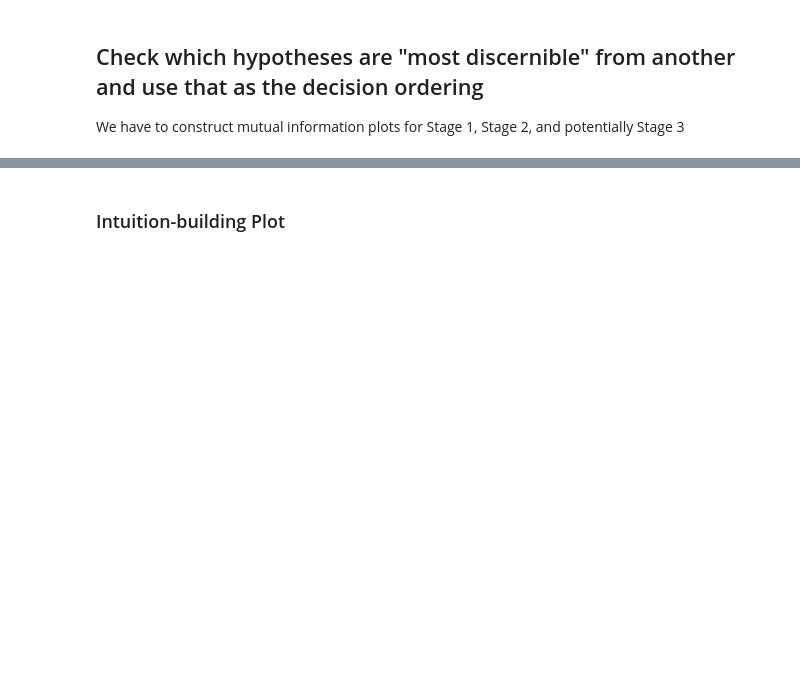
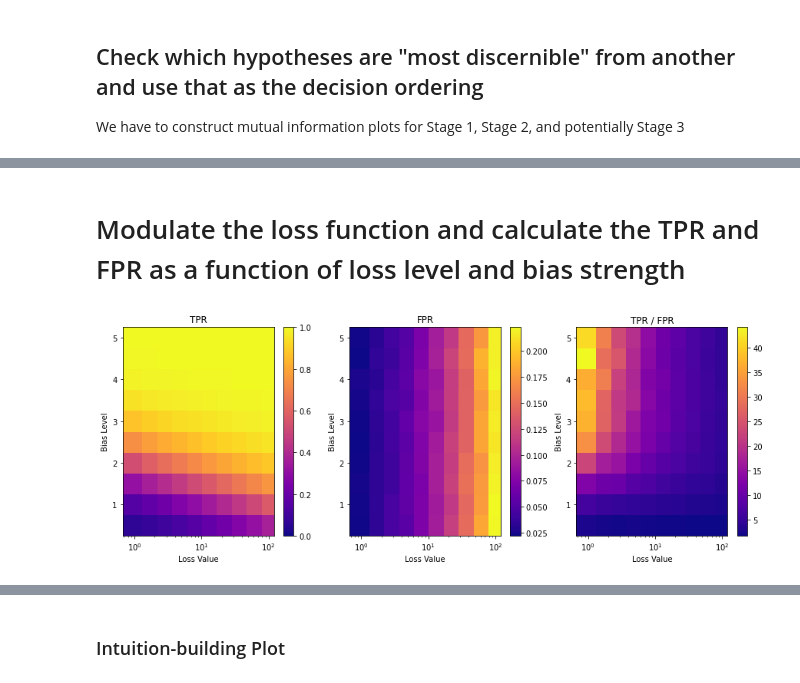
Before and after one commit to HERA-Team/hera_stats, a Jupyter notebook: notebooks/bias_jackknife.ipynb, the cells around one changed output, grey strips where cells are left out. Saved outputs shown, nothing was run; the diff lists cells and outputs as text; code cells hidden in the pictures; blank space fills up the shorter version.

```diff
--- a/notebooks/bias_jackknife.ipynb
+++ b/notebooks/bias_jackknife.ipynb
@@ -604,0 +818,43 @@ print(sens, fpr)
+# %% [markdown]
+# Modulate the loss function and calculate the TPR and FPR as a function of loss level and bias strength
+# %%
+def get_TPR_FPR(num_loss=10, num_means=10, loss_max=2, mean_max=5, mode="low_fnr"):
+
+
+
+    FPR = np.zeros([num_loss, num_means])
+    TPR = np.zeros([num_loss, num_means])
+
+    losses=np.logspace(0, loss_max, num=num_loss)
+    true_means = np.linspace(0.5, mean_max, num=num_means)
+
+    for loss_ind, loss_val in enumerate(losses):
+        perf_matr = get_perf_matr(bpms=[5, ], true_means=true_means, mode=mode,
+                                  loss_val=loss_val)
+        for tm_ind in range(num_means):
+            FPR[loss_ind, tm_ind] = 1 - perf_matr[0, tm_ind, 0, 0]
+            TPR[loss_ind, tm_ind] = 1 - perf_matr[0, tm_ind, 1:, 0].mean()
+    return(losses, true_means, TPR, FPR)
+
+def plot_TPR_FPR(losses, true_means, TPR, FPR):
+    xg, yg = np.meshgrid(losses, true_means, indexing='xy')
+    fig, ax = plt.subplots(ncols=3, figsize=(15, 5))
+    cax0 = ax[0].pcolor(xg, yg, TPR.T, vmin=0, vmax=1, cmap="plasma")
+    ax[0].set_title("TPR")
+    fig.colorbar(cax0, ax=ax[0])
+    cax1 = ax[1].pcolor(xg, yg, FPR.T, cmap="plasma")
+    fig.colorbar(cax1, ax=ax[1])
+    ax[1].set_title("FPR")
+    cax2 = ax[2].pcolor(xg, yg, TPR.T / FPR.T, cmap="plasma")
+    fig.colorbar(cax2, ax=ax[2])
+    ax[2].set_title("TPR / FPR")
+    for ax_ob in ax:
+
+        ax_ob.set_xlabel("Loss Value")
+        ax_ob.set_ylabel("Bias Level")
+        ax_ob.set_xscale("log")
+
+losses, true_means, TPR, FPR = get_TPR_FPR()
+plot_TPR_FPR(losses, true_means, TPR, FPR)
+# %% [output]
+[figure, added]
```
Also changed, not shown: parts of 60 cells of this notebook.
